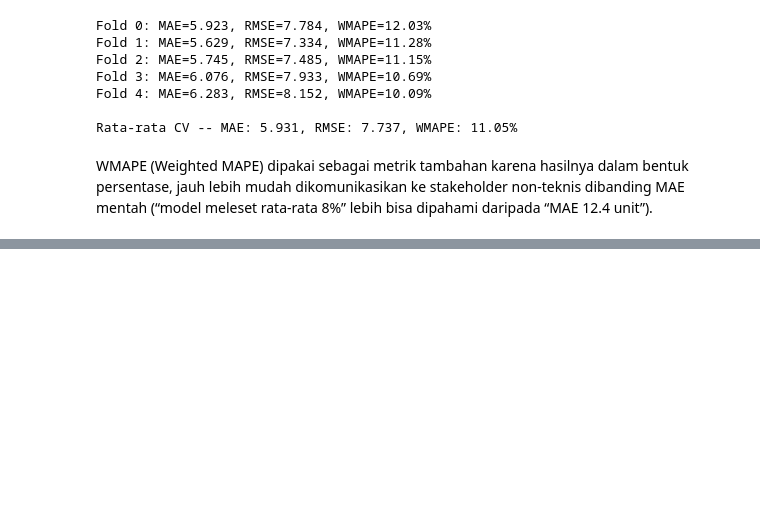
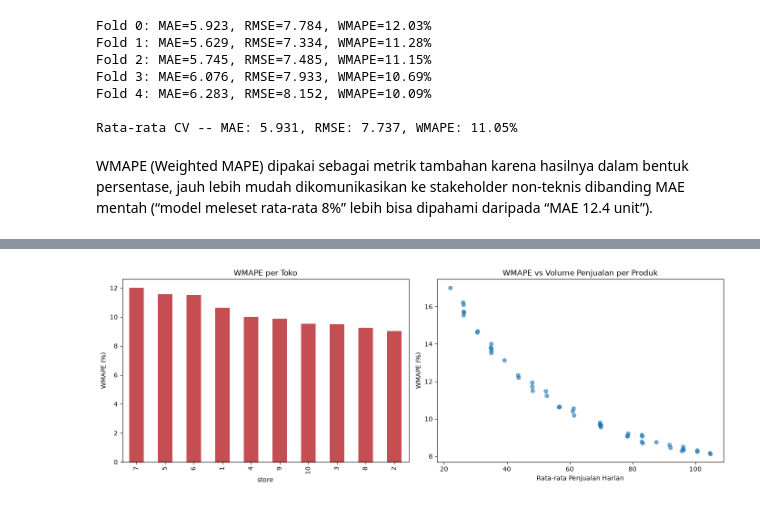
Before and after one commit to NatanaelAlbert22/retail-demand-forecasting, a Jupyter notebook: notebooks/02_modeling_forecast.ipynb, the cells around one changed output, grey strips where cells are left out. Saved outputs shown, nothing was run; the diff lists cells and outputs as text; code cells hidden in the pictures; blank space fills up the shorter version.

Commit message:
evaluasi per segmen

```diff
--- a/notebooks/02_modeling_forecast.ipynb
+++ b/notebooks/02_modeling_forecast.ipynb
@@ -101,0 +151,12 @@ WMAPE (Weighted MAPE) dipakai sebagai metrik tambahan karena hasilnya dalam bent
+# %%
+# Performa per produk -- cari produk dengan error terbesar
+item_performance = X_val_final.groupby("item", observed=True).apply(
+    lambda g: pd.Series({
+        "wmape": wmape(g["actual"].values, g["predicted"].values),
+        "mae": g["abs_error"].mean(),
+        "avg_sales": g["actual"].mean()
+    })
+).sort_values("wmape", ascending=False)
+
+print("10 produk dengan WMAPE terburuk:")
+item_performance.head(10)
@@ -101,0 +177,17 @@ WMAPE (Weighted MAPE) dipakai sebagai metrik tambahan karena hasilnya dalam bent
+# %%
+import matplotlib.pyplot as plt
+
+fig, axes = plt.subplots(1, 2, figsize=(14, 5))
+store_performance["wmape"].plot(kind="bar", ax=axes[0], color="#C44E52")
+axes[0].set_title("WMAPE per Toko")
+axes[0].set_ylabel("WMAPE (%)")
+
+axes[1].scatter(item_performance["avg_sales"], item_performance["wmape"], alpha=0.6)
+axes[1].set_xlabel("Rata-rata Penjualan Harian")
+axes[1].set_ylabel("WMAPE (%)")
+axes[1].set_title("WMAPE vs Volume Penjualan per Produk")
+plt.tight_layout()
+plt.savefig("../reports/segment_performance.png", dpi=150)
+plt.show()
+# %% [output]
+[figure, added]
```
Also changed, not shown: parts of 4 cells of this notebook, 1 other file.
